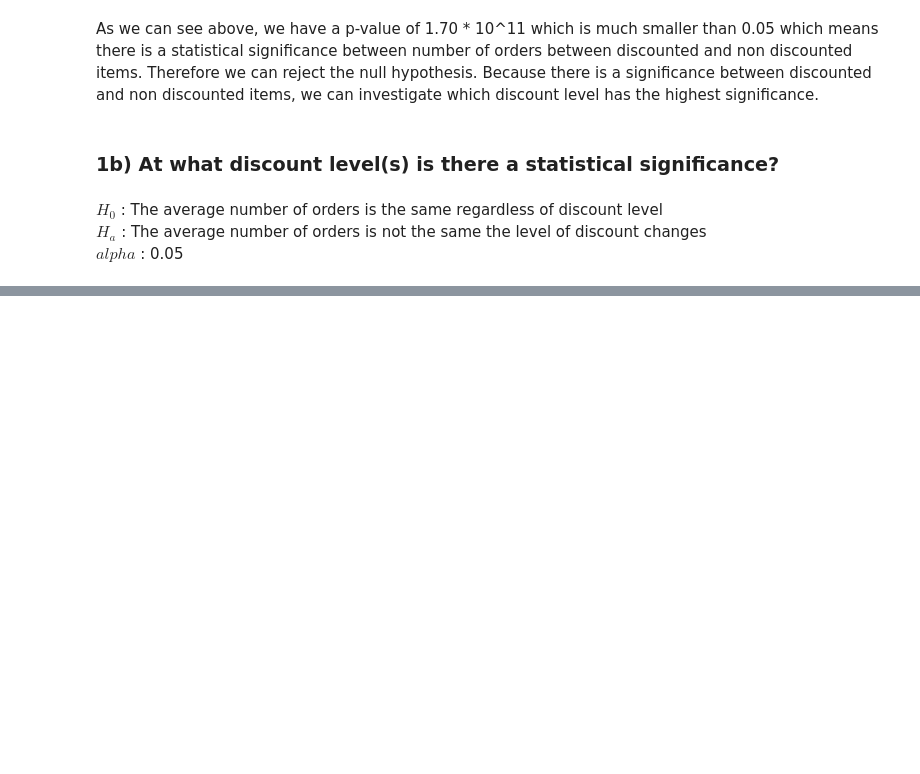
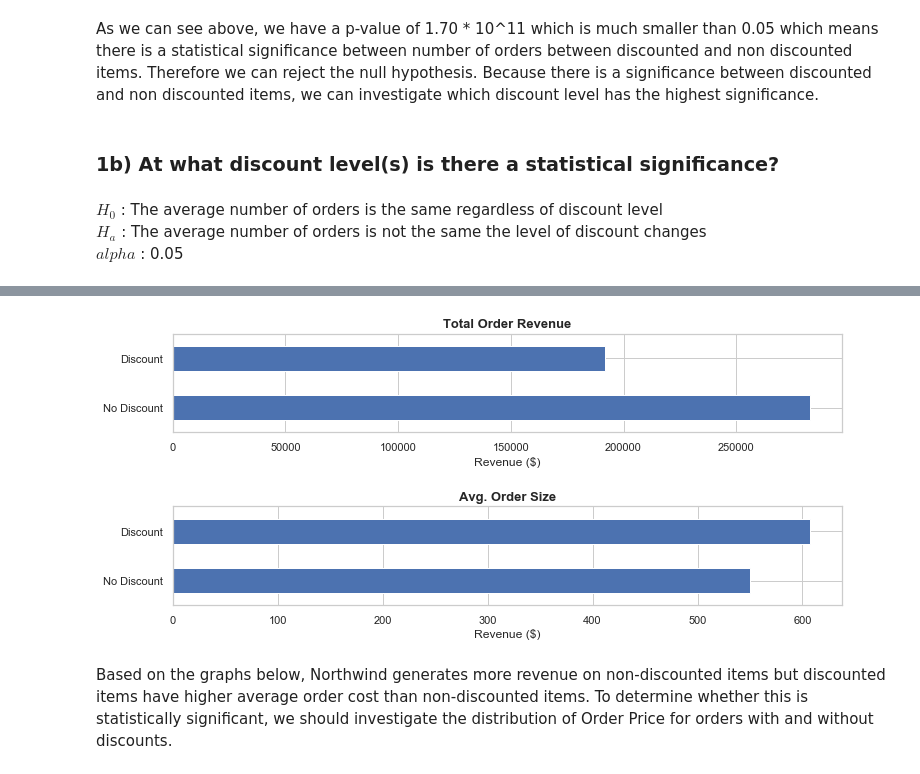
Before and after one commit to callRoko/Northwind_Project, a Jupyter notebook: index.ipynb, the cells around one changed output, grey strips where cells are left out. Drawn from its saved outputs; the diff is of its cells as text; code cells hidden in the pictures; blank space fills up the shorter version.

```diff
--- a/index.ipynb
+++ b/index.ipynb
@@ -868,0 +963,8 @@ fig, axes = plt.subplot(2,1, figsize = (12,5))
+# %%
+df_discount_spending = pd.read_sql_query("""SELECT od.OrderId, od.UnitPrice, od.Discount, od.Quantity, \
+                    od.Quantity * od.UnitPrice * (1-od.Discount) OrderPrice \
+                    FROM [OrderDetail] od \
+                    INNER JOIN Product p on od.ProductId = p.ID
+                    GROUP BY od.OrderId;""", engine)
+print(len(df_discount_spending))
+df_discount_spending.head(3)
@@ -868,0 +980,3 @@ fig, axes = plt.subplot(2,1, figsize = (12,5))
+# %%
+df_discount_spending['DisBool'] = df_discount_spending['Discount'].apply(lambda x: 0 if x == 0 else 1)
+df_discount_spending.head()
@@ -868,0 +990,25 @@ fig, axes = plt.subplot(2,1, figsize = (12,5))
+# %%
+sns.set_style('whitegrid')
+fig, axes = plt.subplots(2,1, figsize =(12, 5))
+
+#Separating dataframe for visualizations:
+df_discount_spending.groupby(['DisBool'])['OrderPrice'].sum().plot(kind = 'barh', ax = axes[0])
+df_discount_spending.groupby(['DisBool'])['OrderPrice'].mean().plot(kind = 'barh', ax= axes[1])
+
+#For plot 1
+axes[0].set_title("Total Order Revenue", fontweight =  'bold', fontsize = 13)
+axes[0].set_xlabel('Revenue ($)')
+axes[0].set_ylabel('')
+axes[0].set_yticklabels(['No Discount', 'Discount'])
+
+#For plot 2
+axes[1].set_title("Avg. Order Size", fontweight = 'bold', fontsize = 13)
+axes[1].set_xlabel('Revenue ($)')
+axes[1].set_ylabel('')
+axes[1].set_yticklabels(['No Discount', 'Discount'])
+
+fig.subplots_adjust(hspace = .75)
+# %% [output]
+[figure, added]
+# %% [markdown]
+Based on the graphs below, Northwind generates more revenue on non-discounted items but discounted items have higher average order cost than non-discounted items. To determine whether this is statistically significant, we should investigate the distribution of Order Price for orders with and without discounts.
```
Also changed, not shown: parts of 76 cells of this notebook.
